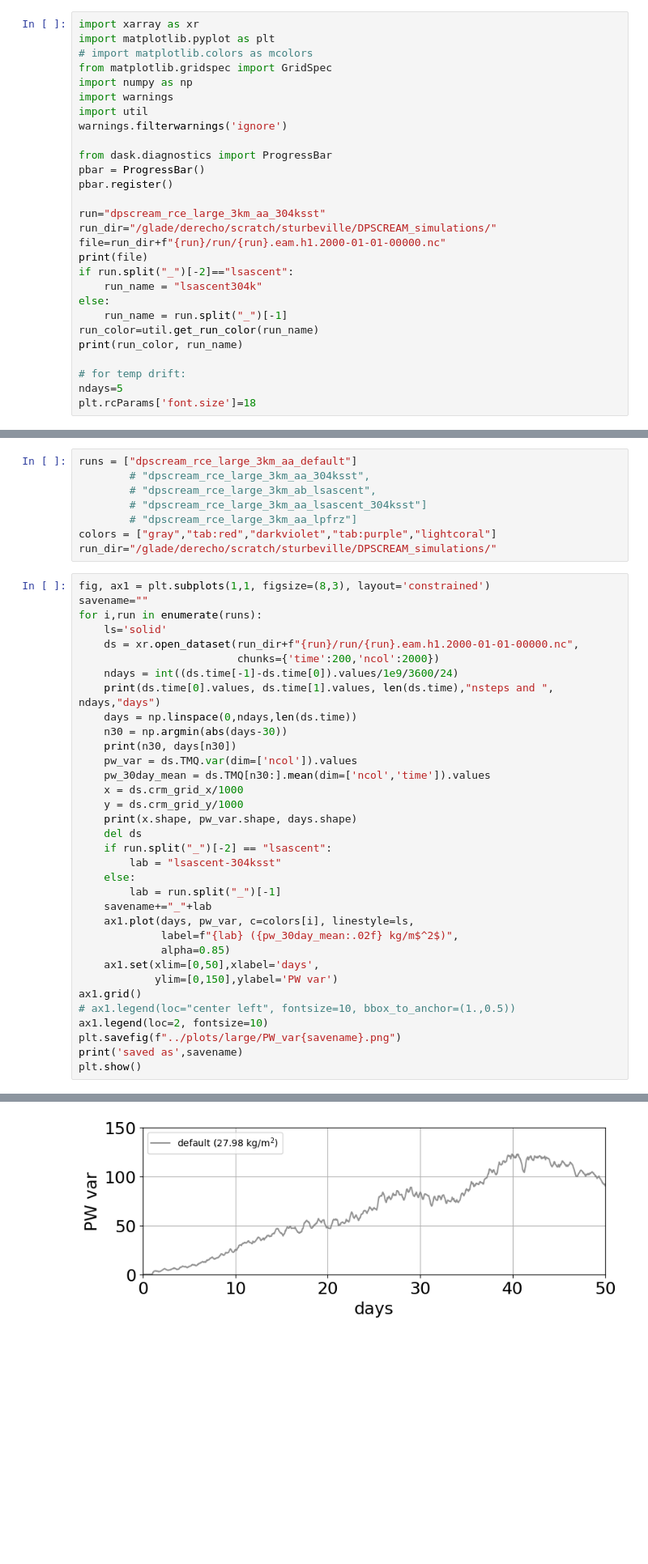
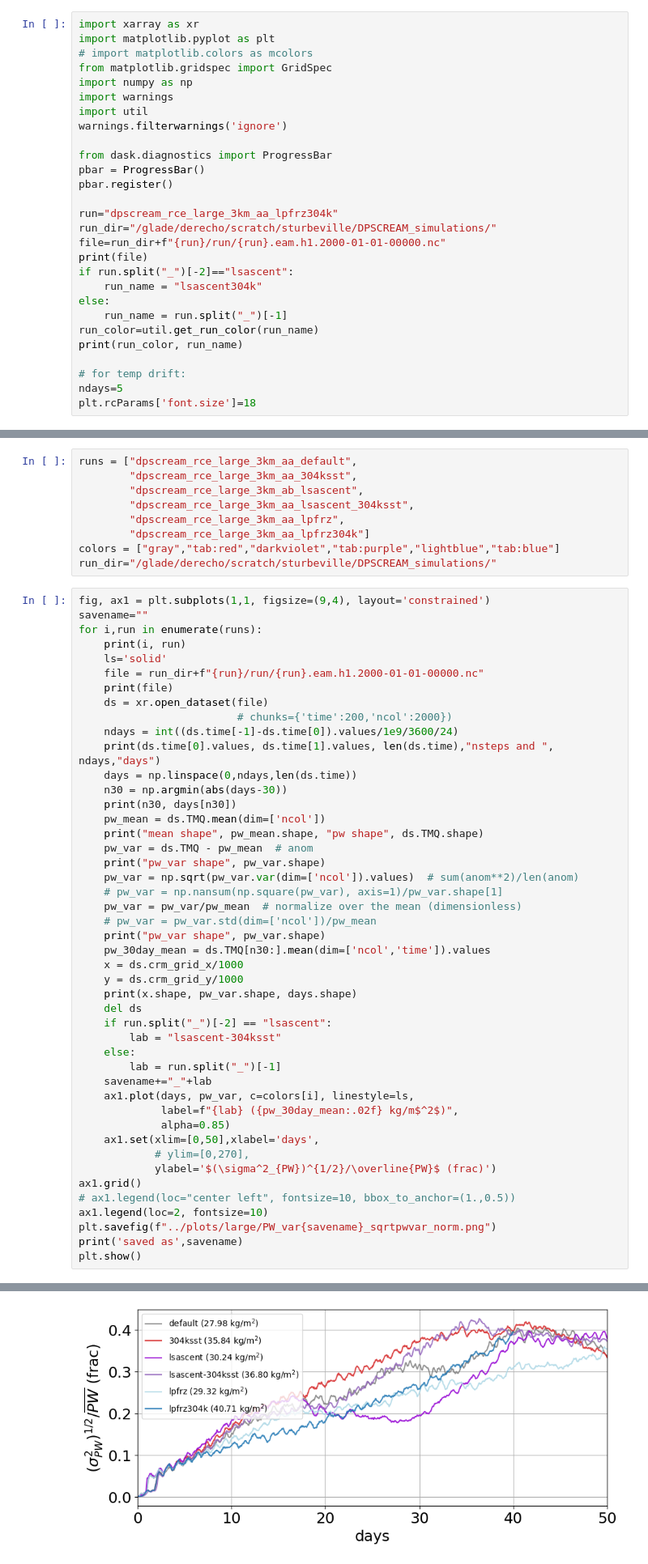
Before and after one commit to smturbev/scmlib, a Jupyter notebook: DP_diagnostics/notebooks/large_domain/plots_large.ipynb, the cells around one changed output, grey strips where cells are left out. Shown: that part at 81% size. Saved outputs shown, nothing was run; the diff lists cells and outputs as text; blank space fills up the shorter version.

```diff
--- a/DP_diagnostics/notebooks/large_domain/plots_large.ipynb
+++ b/DP_diagnostics/notebooks/large_domain/plots_large.ipynb
@@ -12,7 +12,7 @@ from dask.diagnostics import ProgressBar
 pbar = ProgressBar()
 pbar.register()
 
-run="dpscream_rce_large_3km_aa_304ksst"
+run="dpscream_rce_large_3km_aa_lpfrz304k"
 run_dir="/glade/derecho/scratch/sturbeville/DPSCREAM_simulations/"
 file=run_dir+f"{run}/run/{run}.eam.h1.2000-01-01-00000.nc"
 print(file)
@@ -116,26 +116,38 @@ plt.show()
 # %% [markdown]
 ## PW variance time series
 # %%
-runs = ["dpscream_rce_large_3km_aa_default"]
-        # "dpscream_rce_large_3km_aa_304ksst",
-        # "dpscream_rce_large_3km_ab_lsascent",
-        # "dpscream_rce_large_3km_aa_lsascent_304ksst"]
-        # "dpscream_rce_large_3km_aa_lpfrz"]
-colors = ["gray","tab:red","darkviolet","tab:purple","lightcoral"]
+runs = ["dpscream_rce_large_3km_aa_default",
+        "dpscream_rce_large_3km_aa_304ksst",
+        "dpscream_rce_large_3km_ab_lsascent",
+        "dpscream_rce_large_3km_aa_lsascent_304ksst",
+        "dpscream_rce_large_3km_aa_lpfrz",
+        "dpscream_rce_large_3km_aa_lpfrz304k"]
+colors = ["gray","tab:red","darkviolet","tab:purple","lightblue","tab:blue"]
 run_dir="/glade/derecho/scratch/sturbeville/DPSCREAM_simulations/"
 # %%
-fig, ax1 = plt.subplots(1,1, figsize=(8,3), layout='constrained')
+fig, ax1 = plt.subplots(1,1, figsize=(9,4), layout='constrained')
 savename=""
 for i,run in enumerate(runs):
+    print(i, run)
     ls='solid'
-    ds = xr.open_dataset(run_dir+f"{run}/run/{run}.eam.h1.2000-01-01-00000.nc",
-                         chunks={'time':200,'ncol':2000})
+    file = run_dir+f"{run}/run/{run}.eam.h1.2000-01-01-00000.nc"
+    print(file)
+    ds = xr.open_dataset(file)
+                         # chunks={'time':200,'ncol':2000})
     ndays = int((ds.time[-1]-ds.time[0]).values/1e9/3600/24)
     print(ds.time[0].values, ds.time[1].values, len(ds.time),"nsteps and ", ndays,"days")
     days = np.linspace(0,ndays,len(ds.time))
     n30 = np.argmin(abs(days-30))
     print(n30, days[n30])
-    pw_var = ds.TMQ.var(dim=['ncol']).values
+    pw_mean = ds.TMQ.mean(dim=['ncol'])
+    print("mean shape", pw_mean.shape, "pw shape", ds.TMQ.shape)
+    pw_var = ds.TMQ - pw_mean  # anom
+    print("pw_var shape", pw_var.shape)
+    pw_var = np.sqrt(pw_var.var(dim=['ncol']).values)  # sum(anom**2)/len(anom)
+    # pw_var = np.nansum(np.square(pw_var), axis=1)/pw_var.shape[1]
+    pw_var = pw_var/pw_mean  # normalize over the mean (dimensionless)
+    # pw_var = pw_var.std(dim=['ncol'])/pw_mean
+    print("pw_var shape", pw_var.shape)
     pw_30day_mean = ds.TMQ[n30:].mean(dim=['ncol','time']).values
     x = ds.crm_grid_x/1000
     y = ds.crm_grid_y/1000
@@ -150,11 +162,12 @@ for i,run in enumerate(runs):
              label=f"{lab} ({pw_30day_mean:.02f} kg/m$^2$)",
              alpha=0.85)
     ax1.set(xlim=[0,50],xlabel='days',
-            ylim=[0,150],ylabel='PW var')
+            # ylim=[0,270],
+            ylabel='$(\sigma^2_{PW})^{1/2}/\overline{PW}$ (frac)')
 ax1.grid()
 # ax1.legend(loc="center left", fontsize=10, bbox_to_anchor=(1.,0.5))
 ax1.legend(loc=2, fontsize=10)
-plt.savefig(f"../plots/large/PW_var{savename}.png")
+plt.savefig(f"../plots/large/PW_var{savename}_sqrtpwvar_norm.png")
 print('saved as',savename)
 plt.show()
 # %% [output]
@@ -165,4 +191,4 @@ saved as _default
-[figure, old version]
+[figure, new version]
 # %% [markdown]
 ## in-situ cloud fraction
 
```
Also changed, not shown: parts of 14 cells of this notebook, 44 other files.
